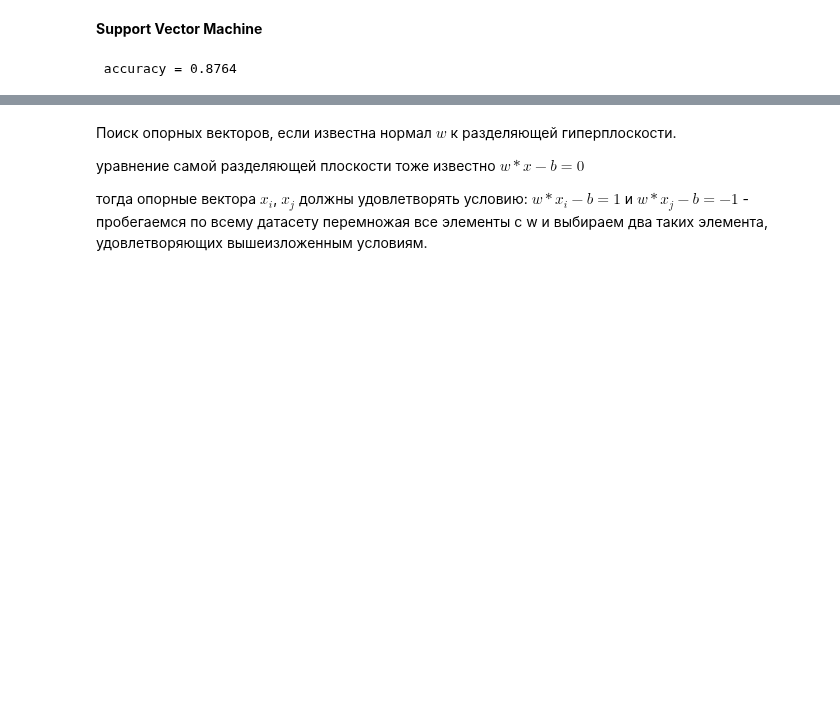
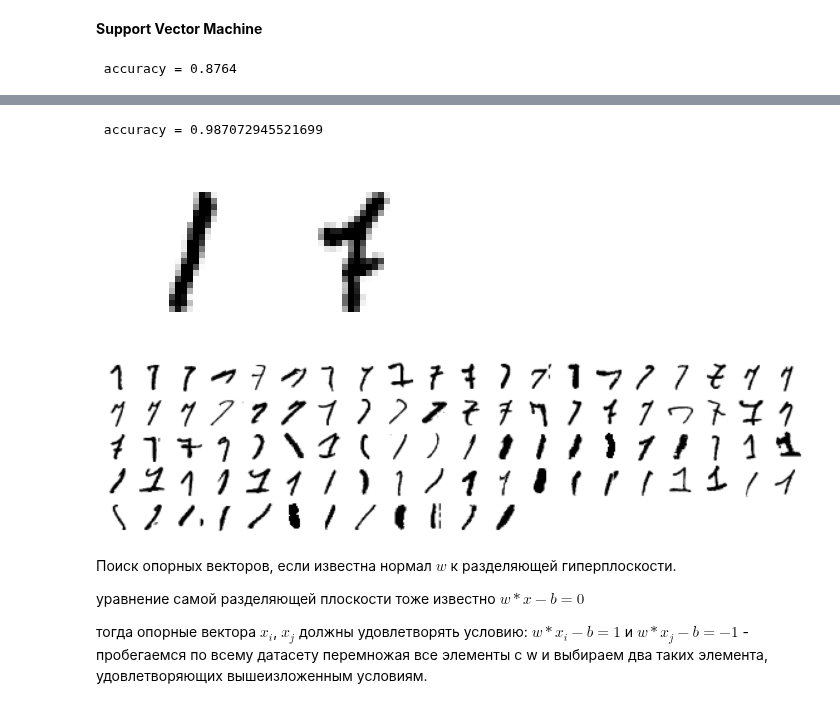
Before and after one commit to Kasymkhankhubiyev/BasicMachineLearning, a Jupyter notebook: task2.ipynb, the cells around one changed output, grey strips where cells are left out. Drawn from its saved outputs; the diff is of its cells as text; code cells hidden in the pictures; blank space fills up the shorter version.

```diff
--- a/task2.ipynb
+++ b/task2.ipynb
@@ -148,3 +170,34 @@ print(f' accuracy = {svm_accuracy}')
+# %%
+svm_17 = LinearSVC(random_state = 17, max_iter = 10000)
+svm_17.fit(train_x, train_y)
+svm_17_accuracy = accuracy_score(test_y, svm_17.predict(test_x))
+print(f' accuracy = {svm_17_accuracy}')
+ind0 = np.argmin(np.abs(svm_17.decision_function(train_x[train_y==-1]) - 1))  # семерка, которая больше всего похожа на 1
+ind1 = np.argmin(np.abs(svm_17.decision_function(train_x[train_y==1]) - 1))  # единица, которая боьлше всего похожа на 1
+w = svm_17.coef_
+indexes = []
+for i in range(len(train_x)):
+    summ = np.sum(train_x[i] * w)
+    if summ >= 1. and summ <= 1.006:
+        indexes.append(train_x[i])
+    if summ <= -1 and summ >= -1.02:
+        indexes.append(train_x[i])
+showDigits(np.array(indexes)) # сначала 1, потом 7
+plt.show()
+plt.close()
+from sklearn import svm
+clf = svm.SVC(kernel='linear', C=1000)
+clf.fit(train_x, train_y)
+# indexes = clf.support_
+plt.figure(figsize=(20,10))
+images = np.array([train_x[index] for index in clf.support_])
+showDigits(images)
+plt.show()
+# print(indexes)
+# %% [output]
+ accuracy = 0.987072945521699
+[figure, added]
+[figure, added]
 # %% [markdown]
 Поиск опорных векторов, если известна нормал $w$ к разделяющей гиперплоскости.
 
```
Also changed, not shown: parts of 11 cells of this notebook.
